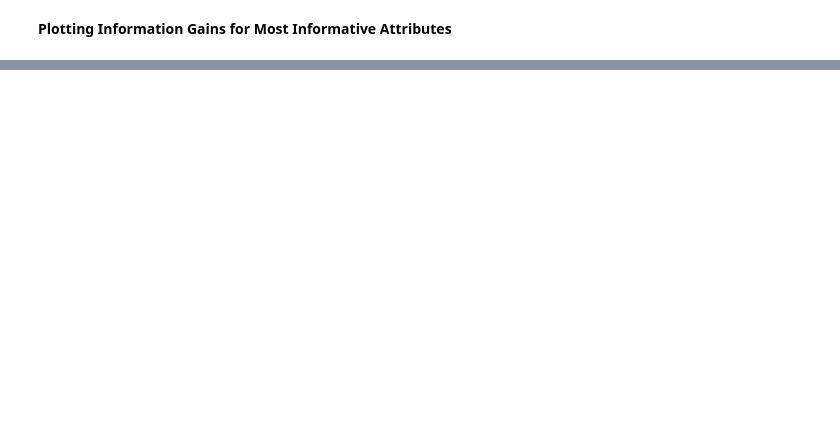
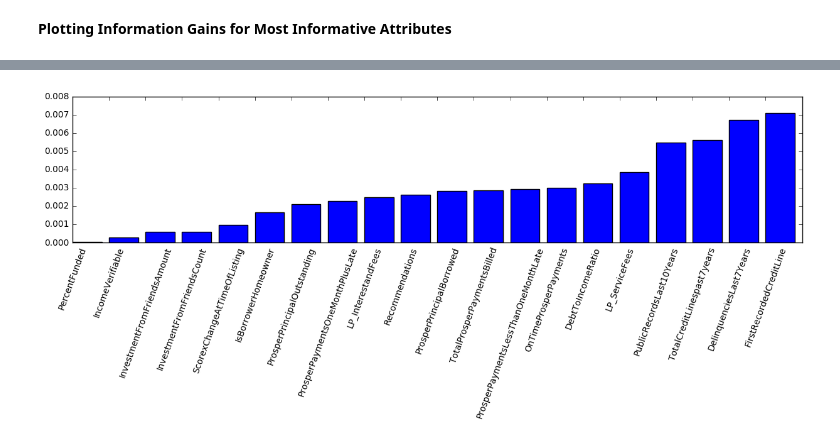
Before and after one commit to jahnavik/proser-loan-default, a Jupyter notebook: ProsperLoan.ipynb, the cells around one changed output, grey strips where cells are left out. Saved outputs shown, nothing was run; the diff lists cells and outputs as text; code cells hidden in the pictures; blank space fills up the shorter version.

```diff
--- a/ProsperLoan.ipynb
+++ b/ProsperLoan.ipynb
@@ -848,0 +905,6 @@ plt.rcParams['figure.figsize'] = 10, 8
+# %%
+plt.bar(range(len(feature_list[:20])), ig_list[:20])
+plt.xticks(range(len(feature_list[:20])), feature_list[:20], rotation=70)
+plt.show()
+# %% [output]
+[figure, added]
```
Also changed, not shown: parts of 225 cells of this notebook, 1 other file.
